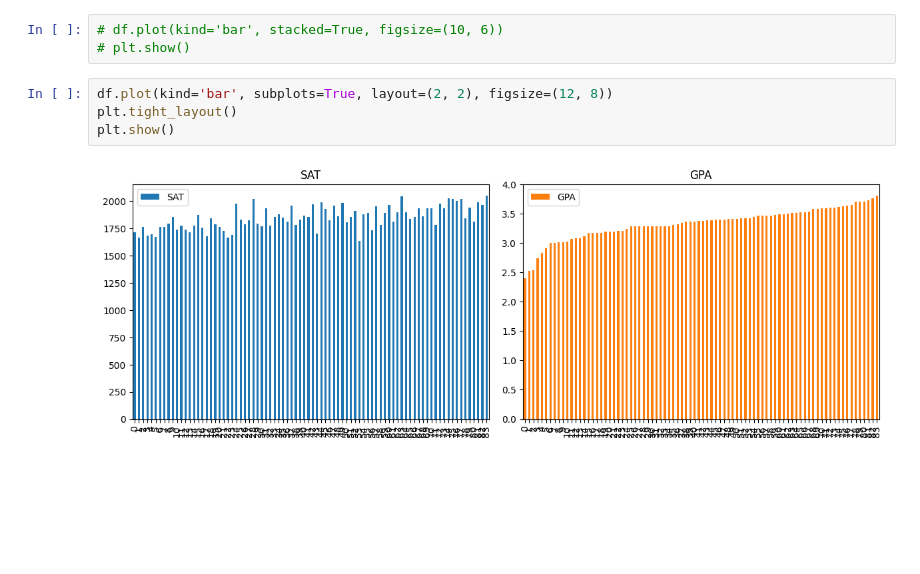
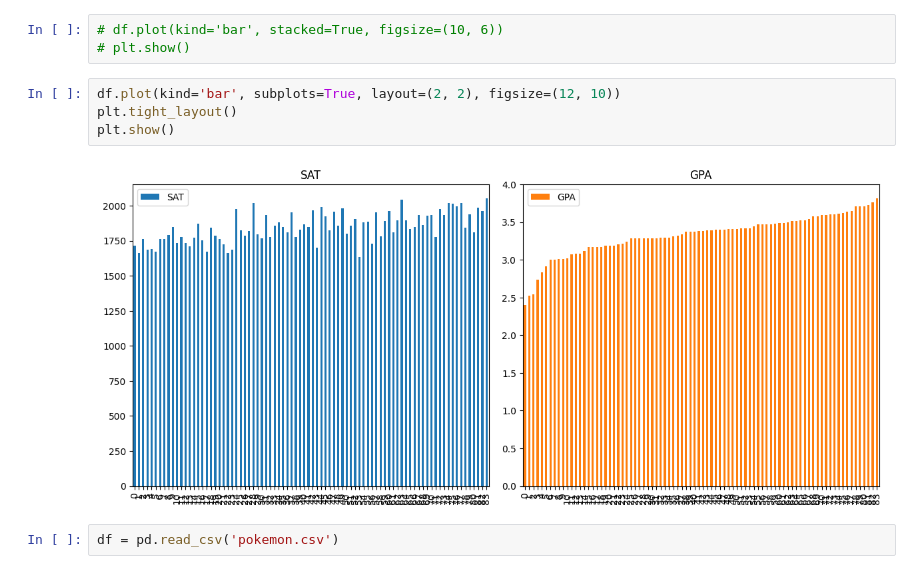
Before and after one commit to AyushDevadiga1/practice-programs, a Jupyter notebook: plotting_practice_2.ipynb, the cells around one changed output. Saved outputs shown, nothing was run; the diff lists cells and outputs as text; blank space fills up the shorter version.

```diff
--- a/plotting_practice_2.ipynb
+++ b/plotting_practice_2.ipynb
@@ -17,8 +18,10 @@ plt.show()
 # df.plot(kind='bar', stacked=True, figsize=(10, 6))
 # plt.show()
 # %%
-df.plot(kind='bar', subplots=True, layout=(2, 2), figsize=(12, 8))
+df.plot(kind='bar', subplots=True, layout=(2, 2), figsize=(12, 10))
 plt.tight_layout()
 plt.show()
 # %% [output]
-[figure, old version]
+[figure, new version]
+# %%
+df = pd.read_csv('pokemon.csv')
```
Also changed, not shown: parts of 6 cells of this notebook, 1 other file.
